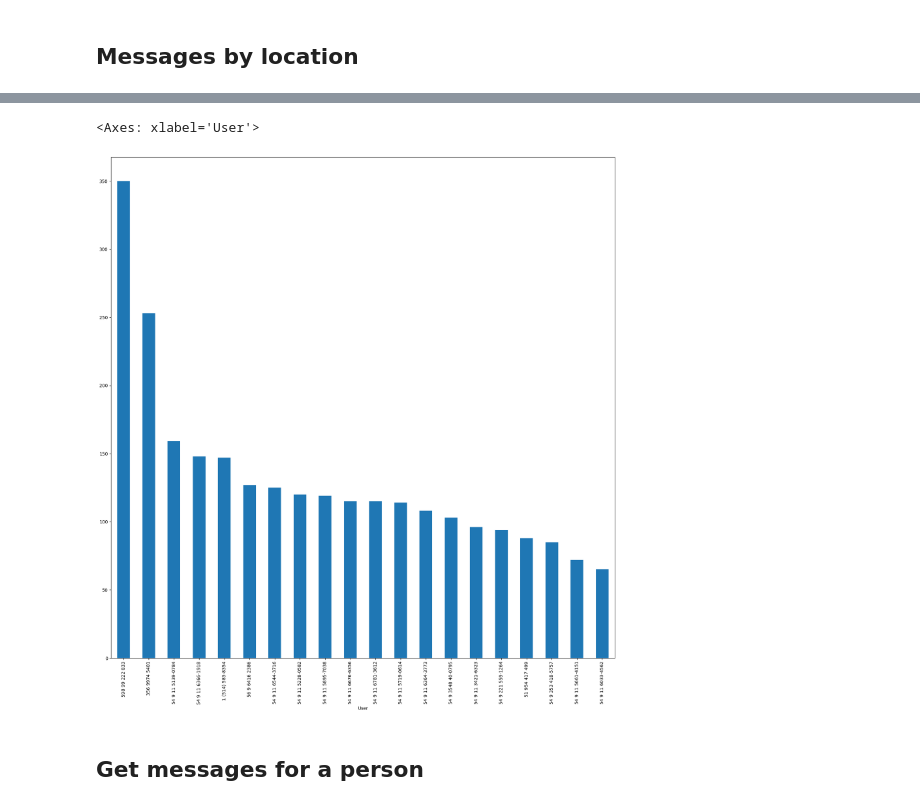
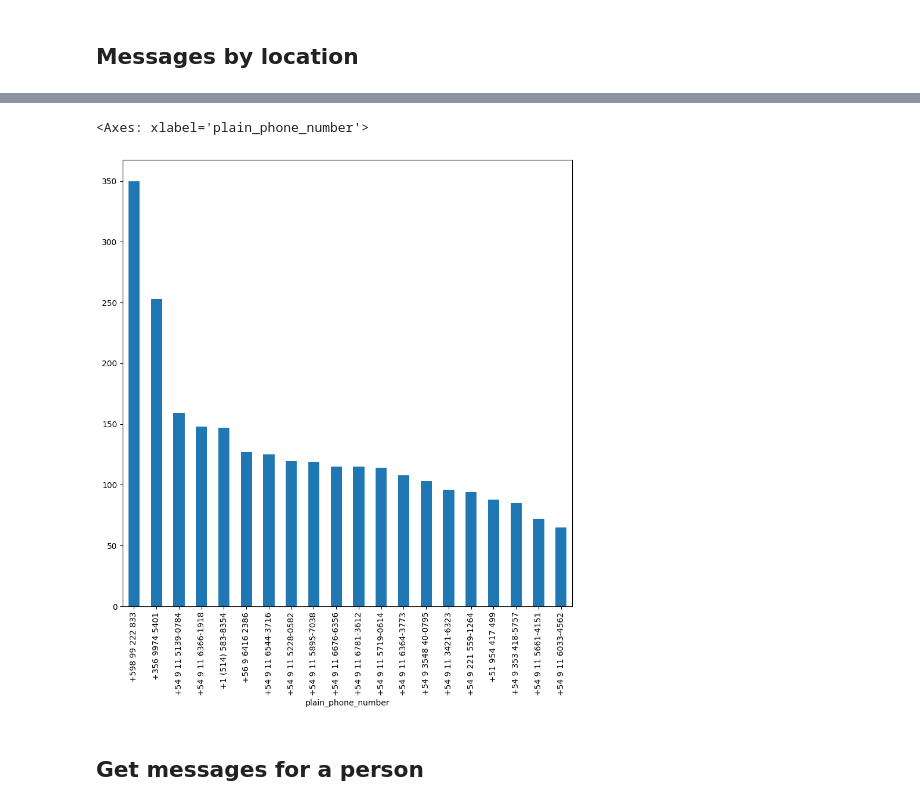
Before and after one commit to JuanJou/WhatsappAnalyzer, a Jupyter notebook: WhatsappAnalyzerPandas.ipynb, the cells around one changed output, grey strips where cells are left out. Drawn from its saved outputs; the diff is of its cells as text; code cells hidden in the pictures.

Commit message:
smaller plots

```diff
--- a/WhatsappAnalyzerPandas.ipynb
+++ b/WhatsappAnalyzerPandas.ipynb
@@ -15,7 +15,7 @@ from collections import Counter
 import pandas as pd
 from pathlib import Path
 
-plt.rcParams["figure.figsize"] = (20, 20)
+plt.rcParams["figure.figsize"] = (10, 10)
 # %%
 argentina_area_codes = pd.read_csv("./argentina-area-codes.csv")
 # %%
@@ -175,11 +175,11 @@ first_interaction_for_each_person.groupby("stringified_argentina_location").coun
 | ['BALCARCE', 'LAS PIEDRITAS', 'LO... | 1 | 1 | 1 | 1 | 1 | ... |
 | ['LAS COTORRAS', 'TOLHUIN', 'USHU... | 1 | 1 | 1 | 1 | 1 | ... |
 # %%
-messages_by_person = after_process.groupby("User")
-messages_by_person["User"].count().sort_values(ascending=False).head(20).plot(kind="bar")
+messages_by_person = after_process.groupby("plain_phone_number")
+messages_by_person["plain_phone_number"].count().sort_values(ascending=False).head(20).plot(kind="bar")
 # %% [output]
-<Axes: xlabel='User'>
+<Axes: xlabel='plain_phone_number'>
-[figure, old version]
+[figure, new version]
 # %% [markdown]
 ## Get messages for a person
 # %%
```
Also changed, not shown: parts of 10 cells of this notebook.
